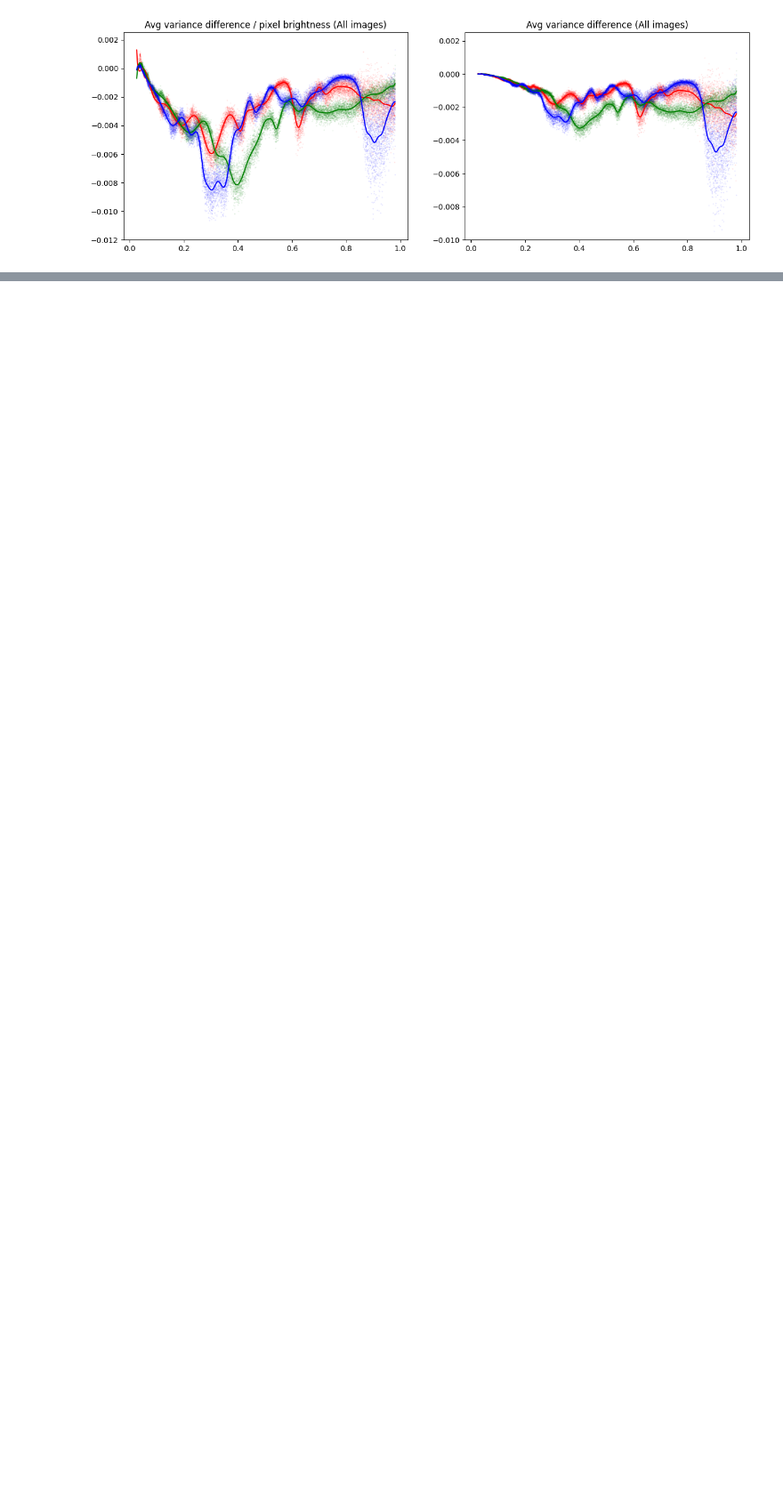
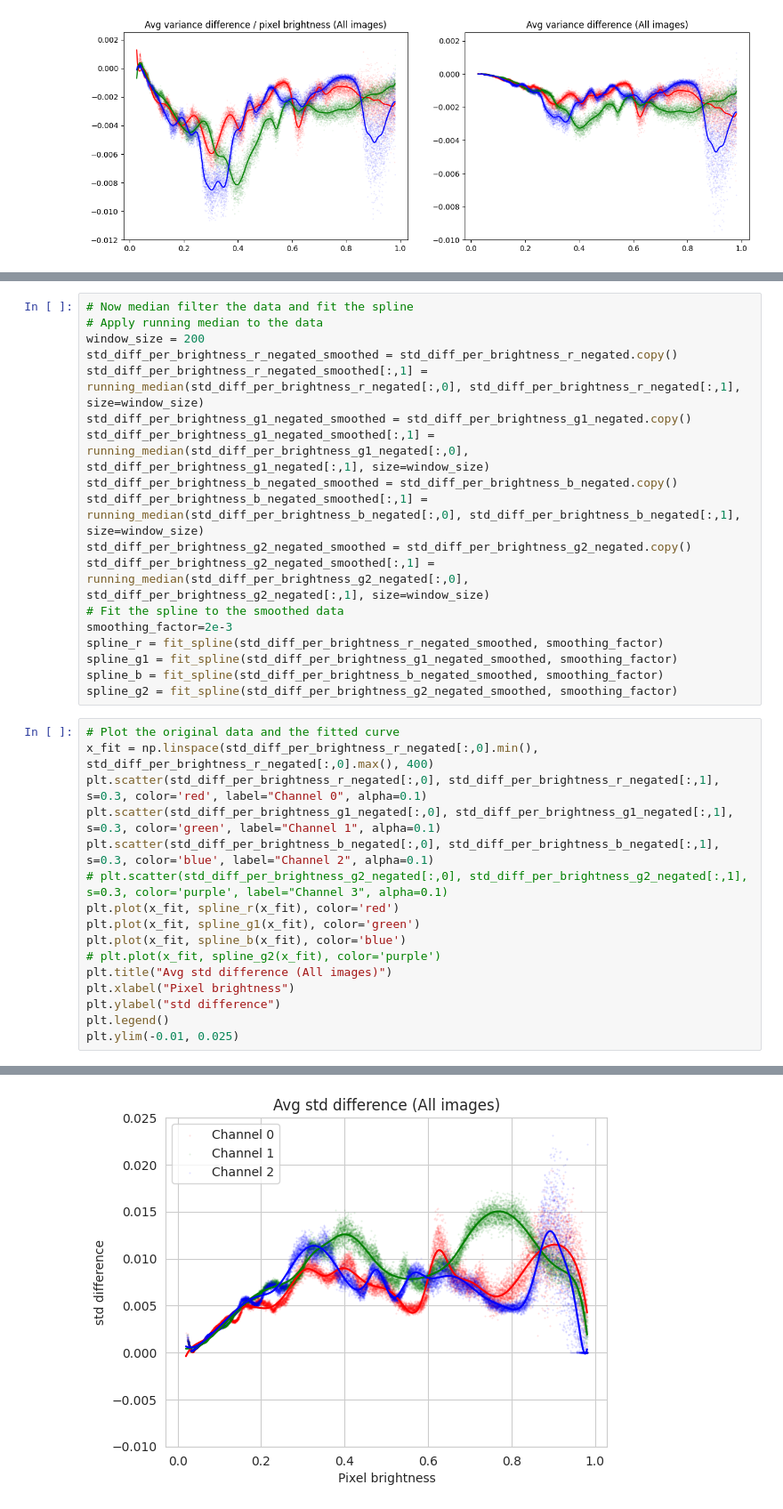
Before and after one commit to ewaMiazga/comp-photo-2025, a Jupyter notebook: variance_brightness_analysis.ipynb, the cells around one changed output, grey strips where cells are left out. Shown at 89% size. Drawn from its saved outputs; the diff is of its cells as text; blank space fills up the shorter version.

```diff
--- a/variance_brightness_analysis.ipynb
+++ b/variance_brightness_analysis.ipynb
@@ -479,0 +588,35 @@ plt.show()
+# %%
+# Now median filter the data and fit the spline
+# Apply running median to the data
+window_size = 200
+std_diff_per_brightness_r_negated_smoothed = std_diff_per_brightness_r_negated.copy()
+std_diff_per_brightness_r_negated_smoothed[:,1] = running_median(std_diff_per_brightness_r_negated[:,0], std_diff_per_brightness_r_negated[:,1], size=window_size)
+std_diff_per_brightness_g1_negated_smoothed = std_diff_per_brightness_g1_negated.copy()
+std_diff_per_brightness_g1_negated_smoothed[:,1] = running_median(std_diff_per_brightness_g1_negated[:,0], std_diff_per_brightness_g1_negated[:,1], size=window_size)
+std_diff_per_brightness_b_negated_smoothed = std_diff_per_brightness_b_negated.copy()
+std_diff_per_brightness_b_negated_smoothed[:,1] = running_median(std_diff_per_brightness_b_negated[:,0], std_diff_per_brightness_b_negated[:,1], size=window_size)
+std_diff_per_brightness_g2_negated_smoothed = std_diff_per_brightness_g2_negated.copy()
+std_diff_per_brightness_g2_negated_smoothed[:,1] = running_median(std_diff_per_brightness_g2_negated[:,0], std_diff_per_brightness_g2_negated[:,1], size=window_size)
+# Fit the spline to the smoothed data
+smoothing_factor=2e-3
+spline_r = fit_spline(std_diff_per_brightness_r_negated_smoothed, smoothing_factor)
+spline_g1 = fit_spline(std_diff_per_brightness_g1_negated_smoothed, smoothing_factor)
+spline_b = fit_spline(std_diff_per_brightness_b_negated_smoothed, smoothing_factor)
+spline_g2 = fit_spline(std_diff_per_brightness_g2_negated_smoothed, smoothing_factor)
+# %%
+# Plot the original data and the fitted curve
+x_fit = np.linspace(std_diff_per_brightness_r_negated[:,0].min(), std_diff_per_brightness_r_negated[:,0].max(), 400)
+plt.scatter(std_diff_per_brightness_r_negated[:,0], std_diff_per_brightness_r_negated[:,1], s=0.3, color='red', label="Channel 0", alpha=0.1)
+plt.scatter(std_diff_per_brightness_g1_negated[:,0], std_diff_per_brightness_g1_negated[:,1], s=0.3, color='green', label="Channel 1", alpha=0.1)
+plt.scatter(std_diff_per_brightness_b_negated[:,0], std_diff_per_brightness_b_negated[:,1], s=0.3, color='blue', label="Channel 2", alpha=0.1)
+# plt.scatter(std_diff_per_brightness_g2_negated[:,0], std_diff_per_brightness_g2_negated[:,1], s=0.3, color='purple', label="Channel 3", alpha=0.1)
+plt.plot(x_fit, spline_r(x_fit), color='red')
+plt.plot(x_fit, spline_g1(x_fit), color='green')
+plt.plot(x_fit, spline_b(x_fit), color='blue')
+# plt.plot(x_fit, spline_g2(x_fit), color='purple')
+plt.title("Avg std difference (All images)")
+plt.xlabel("Pixel brightness")
+plt.ylabel("std difference")
+plt.legend()
+plt.ylim(-0.01, 0.025)
+# %% [output]
@@ -479,0 +624 @@ plt.show()
+[figure, added]
```
Also changed, not shown: parts of 7 cells of this notebook, 6 other files.
